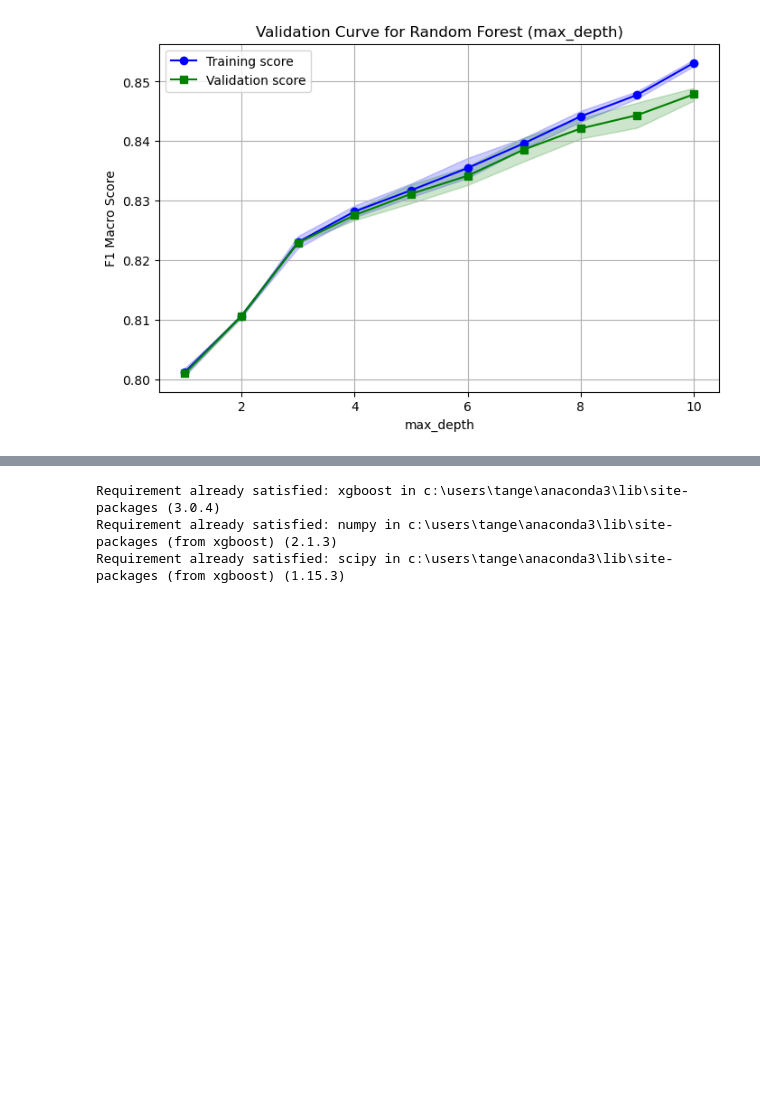
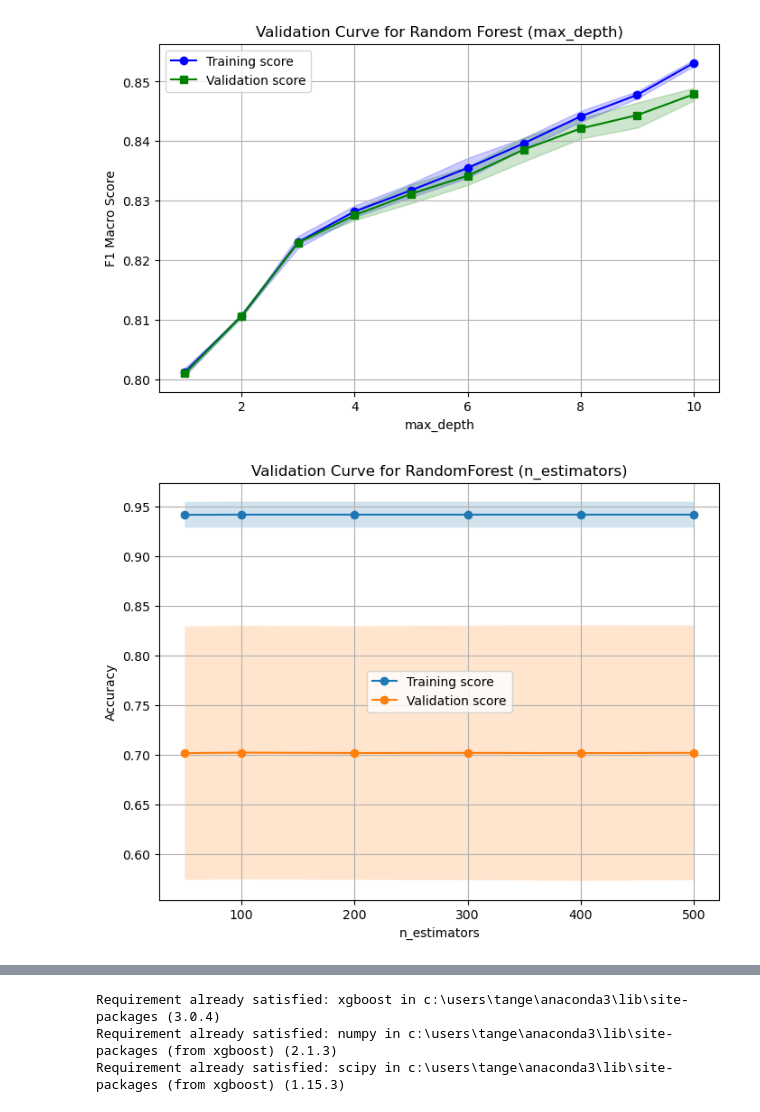
Before and after one commit to africapig/AI-Assignment, a Jupyter notebook: diabetes.ipynb, the cells around one changed output, grey strips where cells are left out. Saved outputs shown, nothing was run; the diff lists cells and outputs as text; code cells hidden in the pictures; blank space fills up the shorter version.

```diff
--- a/diabetes.ipynb
+++ b/diabetes.ipynb
@@ -544,31 +525,33 @@ n_estimators_range = [50, 100, 200, 300, 400, 500]
 # Validation curve
 train_scores, val_scores = validation_curve(
     RandomForestClassifier(random_state=42, n_jobs=-1),
-    X_sm, y_sm,
+    x_sm, y_sm,
     param_name="n_estimators",
     param_range=n_estimators_range,
     cv=5,
     scoring="accuracy",
     n_jobs=-1
 )
 
 # Calculate mean and std
 train_mean = np.mean(train_scores, axis=1)
 train_std = np.std(train_scores, axis=1)
 val_mean = np.mean(val_scores, axis=1)
 val_std = np.std(val_scores, axis=1)
 
 # Plot
 plt.figure(figsize=(8,6))
 plt.plot(n_estimators_range, train_mean, label="Training score", marker='o')
 plt.plot(n_estimators_range, val_mean, label="Validation score", marker='o')
 
 plt.fill_between(n_estimators_range, train_mean - train_std, train_mean + train_std, alpha=0.2)
 plt.fill_between(n_estimators_range, val_mean - val_std, val_mean + val_std, alpha=0.2)
 
 plt.title("Validation Curve for RandomForest (n_estimators)")
 plt.xlabel("n_estimators")
 plt.ylabel("Accuracy")
 plt.legend()
 plt.grid(True)
 plt.show()
+# %% [output]
+[figure, added]
```
Also changed, not shown: parts of 20 cells of this notebook.
